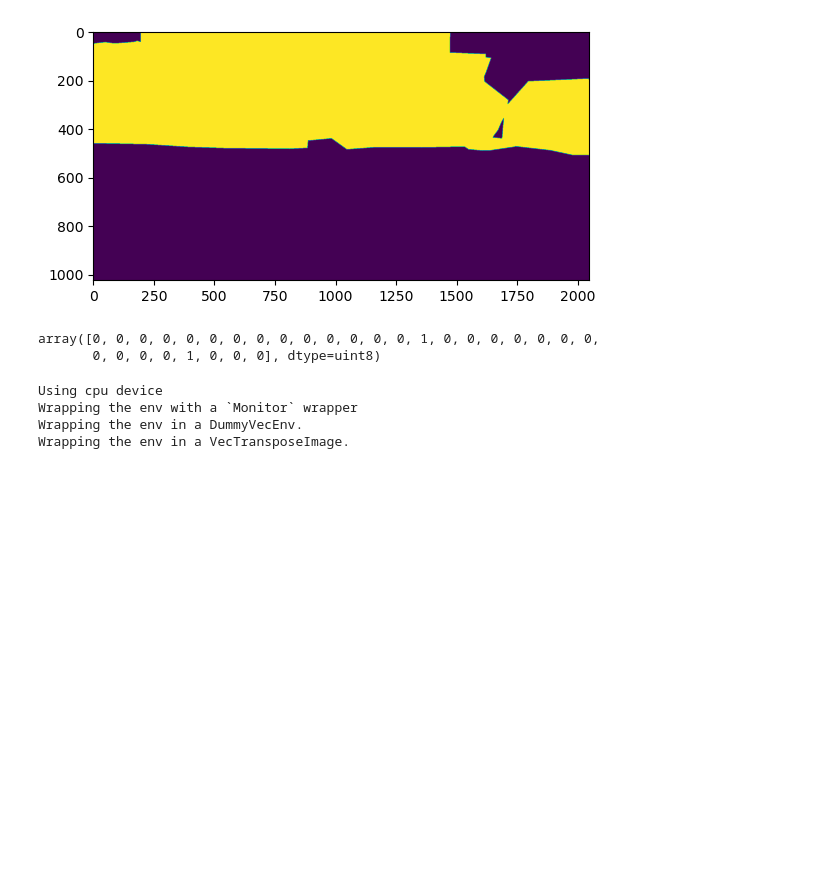
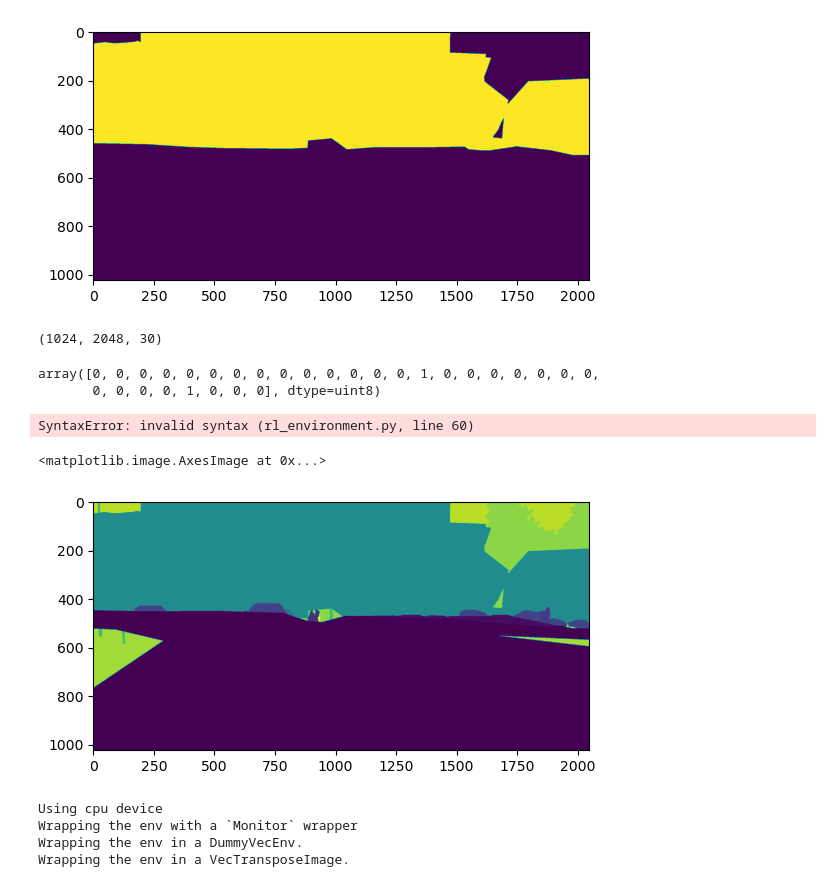
Before and after one commit to JasperTan-03/MAPS, a Jupyter notebook: 2d_maps/ppo.ipynb, the cells around one changed output. Saved outputs shown, nothing was run; the diff lists cells and outputs as text; code cells hidden in the pictures; blank space fills up the shorter version.

Commit message:
Add environment

```diff
--- a/2d_maps/ppo.ipynb
+++ b/2d_maps/ppo.ipynb
@@ -105,11 +105,31 @@ for idx, label in enumerate(possible_labels):
 
 # Save the combined masks array
 np.save('output/combined_masks.npy', combined_masks)
+# %%
+combined_masks.shape
+# %% [output]
+(1024, 2048, 30)
 # %%
 combined_masks[0,1000]
 # %% [output]
 array([0, 0, 0, 0, 0, 0, 0, 0, 0, 0, 0, 0, 0, 0, 1, 0, 0, 0, 0, 0, 0, 0,
        0, 0, 0, 0, 1, 0, 0, 0], dtype=uint8)
+# %%
+from rl_environment import SegmentationEnv
+
+image_array = np.array(image)
+labels = np.argmax(combined_masks, axis=2)
+env = SegmentationEnv(image_array, labels)
+
+env.observation_space.shape
+# %% [output]
+SyntaxError: invalid syntax (rl_environment.py, line 60)
+# %%
+# show labeled image
+plt.imshow(labels)
+# %% [output]
+<matplotlib.image.AxesImage at 0x...>
+[figure, added]
 # %%
 from rl_environment import SegmentationEnv
 
```
Also changed, not shown: parts of 1 cell of this notebook, 2 other files.
